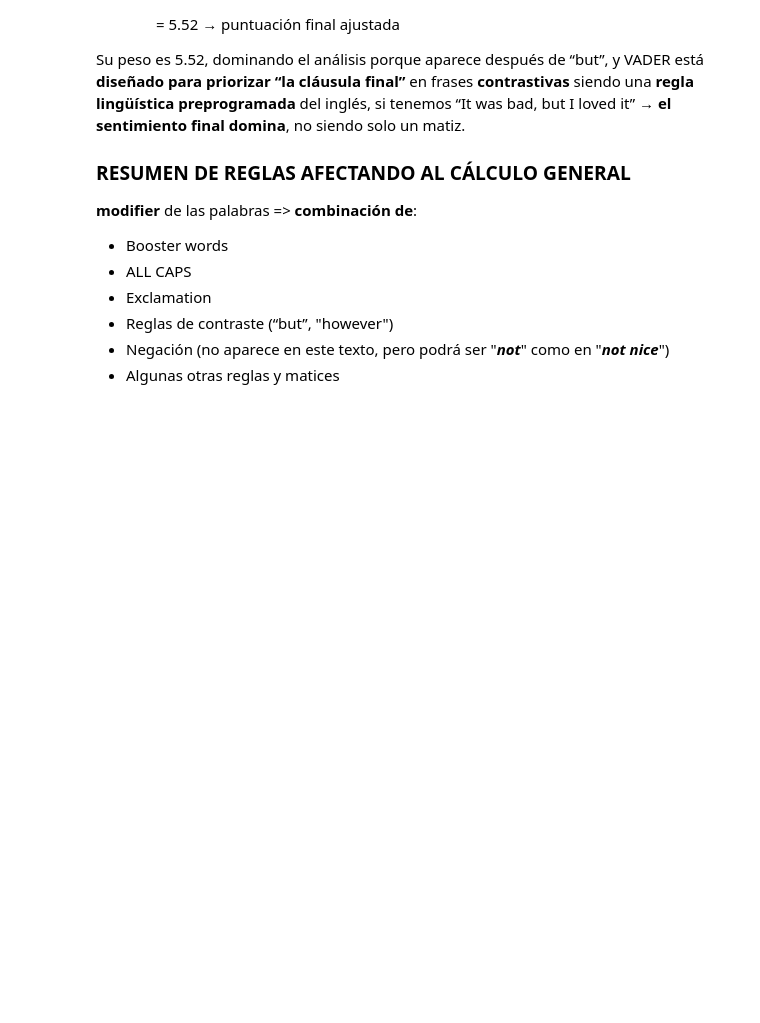
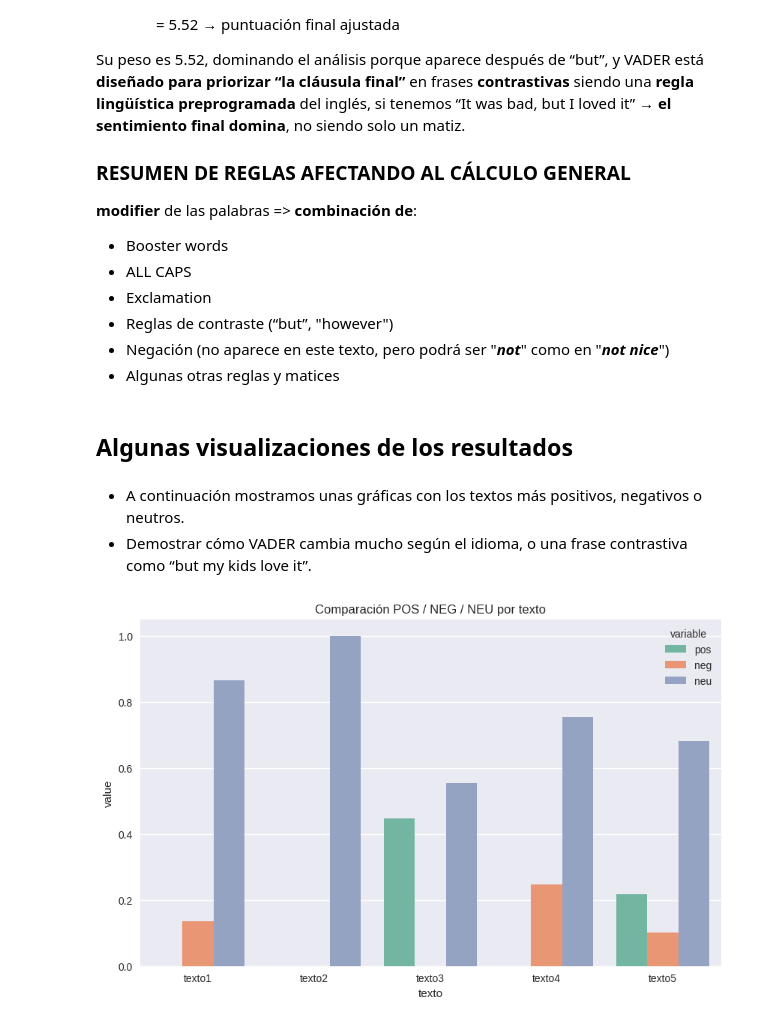
Before and after one commit to cristinasprogrammingadventure/PyDay-2025_workshop-Del-Texto-al-Dato_NLP, a Jupyter notebook: NLP_NLTK_VADER.ipynb, the cells around one changed output. Cells and saved outputs as stored; diff of their text form; code cells hidden in the pictures; blank space fills up the shorter version.

Commit message:
NLTK_VADER with outputs

```diff
--- a/NLP_NLTK_VADER.ipynb
+++ b/NLP_NLTK_VADER.ipynb
@@ -627,3 +629,25 @@ y VADER está **diseñado para priorizar “la cláusula final”** en frases **
 - Reglas de contraste (“but”, "however")
 - Negación (no aparece en este texto, pero podrá ser "***not***" como en "***not nice***")
 - Algunas otras reglas y matices
+# %% [markdown]
+## **Algunas visualizaciones de los resultados**
+# %% [markdown]
+- A continuación mostramos unas gráficas con los textos más positivos, negativos o neutros.
+- Demostrar cómo VADER cambia mucho según el idioma, o una frase contrastiva como “but my kids love it”.
+# %%
+df = pd.DataFrame([
+    {"texto": "texto1", **analyzer.polarity_scores(texto1)},
+    {"texto": "texto2", **analyzer.polarity_scores(texto2)},
+    {"texto": "texto3", **analyzer.polarity_scores(texto3)},
+    {"texto": "texto4", **analyzer.polarity_scores(texto4)},
+    {"texto": "texto5", **analyzer.polarity_scores(texto5)},
+])
+
+df_melt = df.melt(id_vars="texto", value_vars=["pos", "neg", "neu"])
+
+plt.figure(figsize=(10,6))
+sns.barplot(data=df_melt, x="texto", y="value", hue="variable")
+plt.title("Comparación POS / NEG / NEU por texto")
+plt.show()
+# %% [output]
+[figure, added]
```
Also changed, not shown: parts of 9 cells of this notebook.
